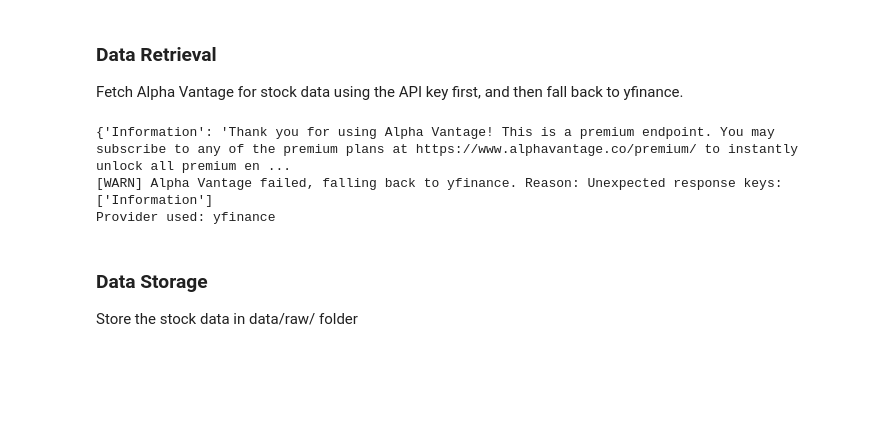
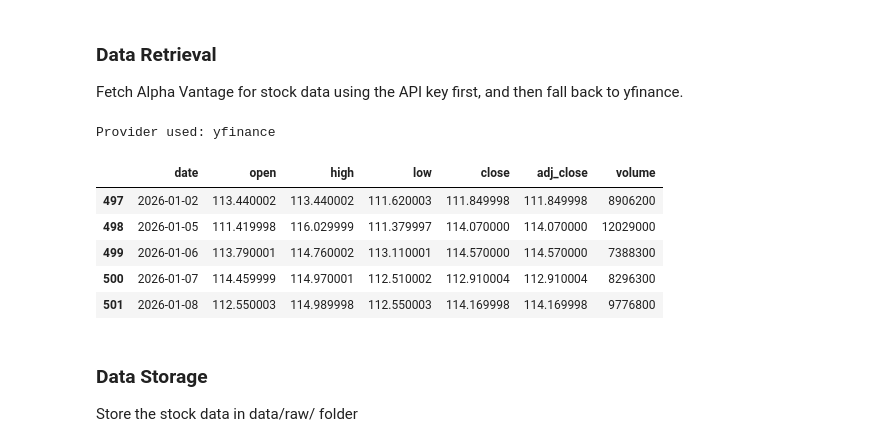
Before and after one commit to AllenH321/BSM_model, a Jupyter notebook: notebooks/stage01-Data_Acquisition.ipynb, the cells around one changed output. Cells and saved outputs as stored; diff of their text form; code cells hidden in the pictures; blank space fills up the shorter version.

```diff
--- a/notebooks/stage01-Data_Acquisition.ipynb
+++ b/notebooks/stage01-Data_Acquisition.ipynb
@@ -63,43 +65,18 @@ Enter stock ticker (default DIS):  AAPL
 # %% [markdown]
 ### Data Retrieval
 Fetch Alpha Vantage for stock data using the API key first, and then fall back to yfinance.
-# %%
-from typing import Tuple
-from options_valuation.data.providers import (
-    fetch_alpha_vantage,
-    fetch_yfinance,
-)
-
-
-def get_price_data(
-    ticker: str,
-    start: dt.date,
-    end: dt.date,
-) -> Tuple[pd.DataFrame, str]:
-    """
-    Try Alpha Vantage first, fallback to yfinance.
-    Returns (dataframe, provider_name).
-    """
-    api_key = get_key("API_KEY", default=None)
-
-    # Try Alpha Vantage if key exists
-    if api_key:
-        try:
-            df = fetch_alpha_vantage(ticker, api_key, start, end)
-            return df, "alpha_vantage"
-        except Exception as e:
-            print(f"[WARN] Alpha Vantage failed, falling back to yfinance. Reason: {e}")
-
-    # Fallback to yfinance
-    df = fetch_yfinance(ticker, start, end)
-    return df, "yfinance"
-
-data, provider = get_price_data(ticker, start_date, end_date)
-print("Provider used:", provider)
-# %% [output]
-{'Information': 'Thank you for using Alpha Vantage! This is a premium endpoint. You may subscribe to any of the premium plans at https://www.alphavantage.co/premium/ to instantly unlock all premium en ...
-[WARN] Alpha Vantage failed, falling back to yfinance. Reason: Unexpected response keys: ['Information']
-Provider used: yfinance
+# %%
+df, provider = get_price_data(ticker, start=start_date, end=end_date, prefer="alpha_vantage")
+print("Provider used:", provider)
+display(df.tail())
+# %% [output]
+Provider used: yfinance
+|  | date | open | high | low | close | adj_close | volume |
+| 497 | 2026-01-02 | 113.440002 | 113.440002 | 111.620003 | 111.849998 | 111.849998 | 8906200 |
+| 498 | 2026-01-05 | 111.419998 | 116.029999 | 111.379997 | 114.070000 | 114.070000 | 12029000 |
+| 499 | 2026-01-06 | 113.790001 | 114.760002 | 113.110001 | 114.570000 | 114.570000 | 7388300 |
+| 500 | 2026-01-07 | 114.459999 | 114.970001 | 112.510002 | 112.910004 | 112.910004 | 8296300 |
+| 501 | 2026-01-08 | 112.550003 | 114.989998 | 112.550003 | 114.169998 | 114.169998 | 9776800 |
 # %% [markdown]
 ### Data Storage
 Store the stock data in data/raw/ folder
```
Also changed, not shown: parts of 9 cells of this notebook, 7 other files.
